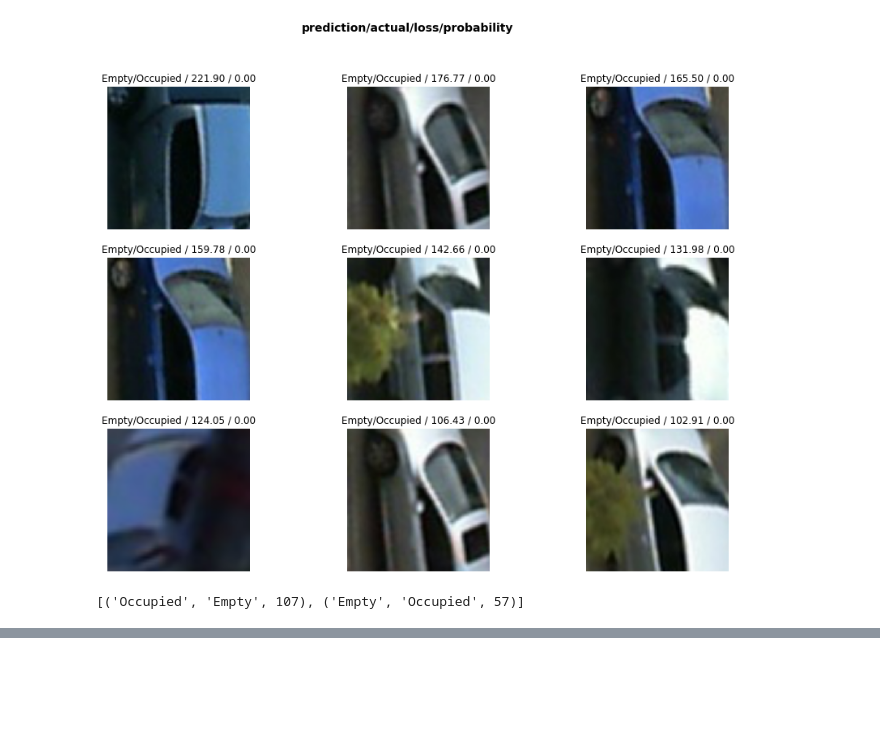
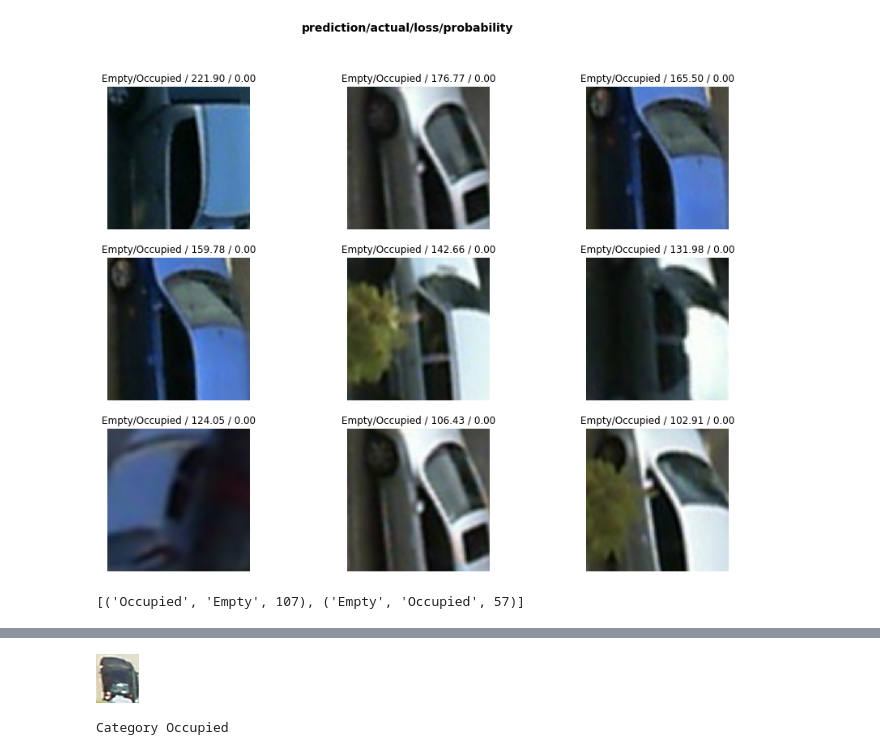
Before and after one commit to sheecegardezi/govhack2019, a Jupyter notebook: parking/Car Parking System.ipynb, the cells around one changed output, grey strips where cells are left out. Cells and saved outputs as stored; diff of their text form; code cells hidden in the pictures; blank space fills up the shorter version.

```diff
--- a/parking/Car Parking System.ipynb
+++ b/parking/Car Parking System.ipynb
@@ -107,0 +103,13 @@ AttributeError: 'Learner' object has no attribute 'load_learner'
+# %%
+path = Path("C:/Users/sheec/Desktop/Projects/govhack2019/data/PKLot/PKLotSegmented")
+learn = load_learner(path)
+test_img = "C:/Users/sheec/Desktop/Projects/govhack2019/data/PKLot/test/2012-09-11_15_16_58#042.jpg"
+img = open_image(test_img)
+img
+# %% [output]
+[figure, added]
+# %%
+pred_class,pred_idx,outputs = learn.predict(img)
+pred_class
+# %% [output]
+Category Occupied
```
Also changed, not shown: parts of 1 cell of this notebook.
